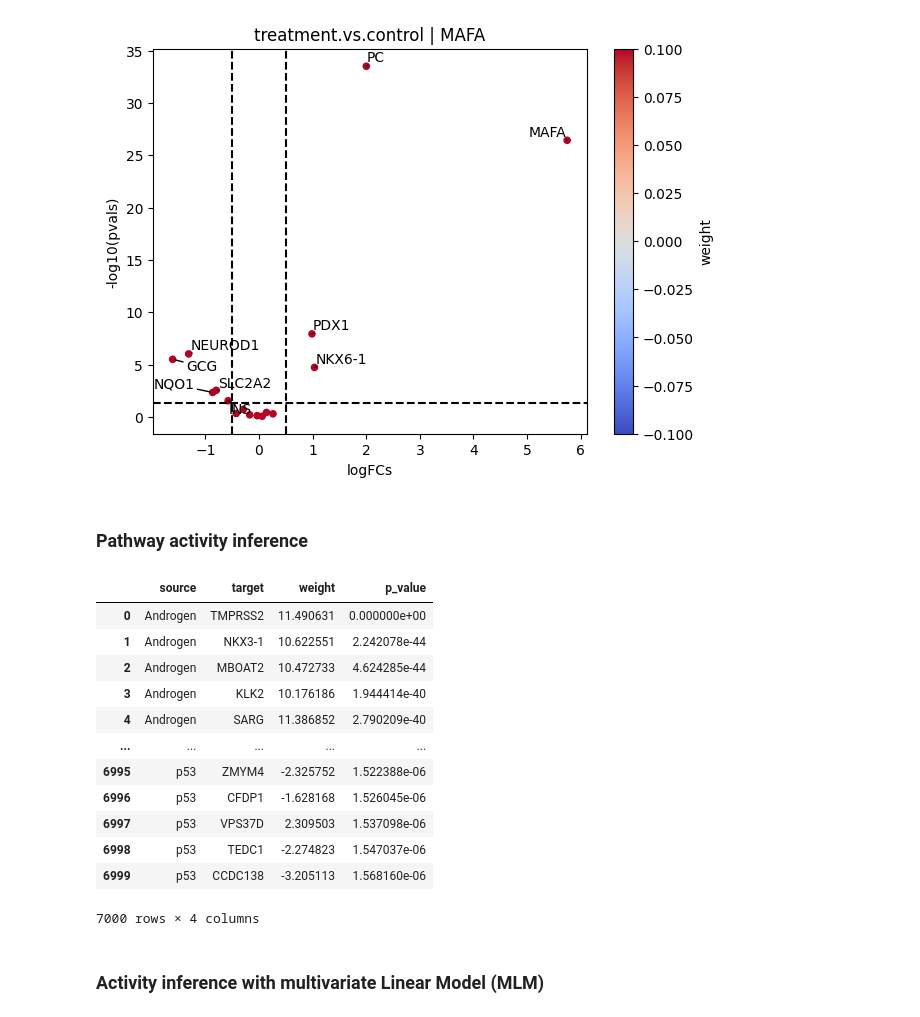
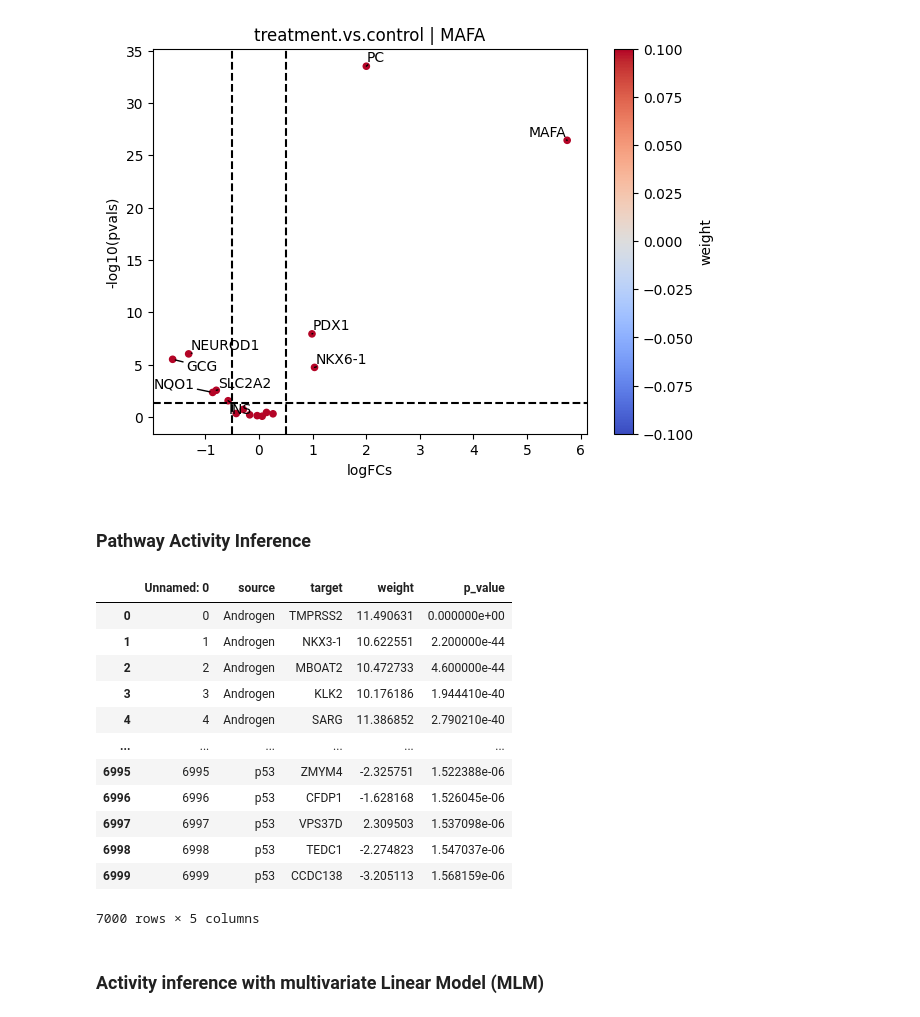
Before and after one commit to AlexanderFastner/MAFA_functional_analysis, a Jupyter notebook: notebooks/direct_comparison_WT_02.ipynb, the cells around one changed output. Saved outputs shown, nothing was run; the diff lists cells and outputs as text; code cells hidden in the pictures.

```diff
--- a/notebooks/direct_comparison_WT_02.ipynb
+++ b/notebooks/direct_comparison_WT_02.ipynb
@@ -552,25 +642,26 @@ dc.plot_volcano(logFCs, pvals, 'treatment.vs.control', name='MAFA', net=collectr
 # %% [output]
 [figure]
 # %% [markdown]
-### Pathway activity inference
+### Pathway Activity Inference
 # %%
 # Retrieve PROGENy model weights
-progeny = dc.get_progeny(top=500)
+#progeny = dc.get_progeny(organism = "human", top=500)
+progeny = pd.read_csv("progeny.csv")
 progeny
 # %% [output]
-|  | source | target | weight | p_value |
-| 0 | Androgen | TMPRSS2 | 11.490631 | 0.000000e+00 |
-| 1 | Androgen | NKX3-1 | 10.622551 | 2.242078e-44 |
-| 2 | Androgen | MBOAT2 | 10.472733 | 4.624285e-44 |
-| 3 | Androgen | KLK2 | 10.176186 | 1.944414e-40 |
-| 4 | Androgen | SARG | 11.386852 | 2.790209e-40 |
-| ... | ... | ... | ... | ... |
-| 6995 | p53 | ZMYM4 | -2.325752 | 1.522388e-06 |
-| 6996 | p53 | CFDP1 | -1.628168 | 1.526045e-06 |
-| 6997 | p53 | VPS37D | 2.309503 | 1.537098e-06 |
-| 6998 | p53 | TEDC1 | -2.274823 | 1.547037e-06 |
-| 6999 | p53 | CCDC138 | -3.205113 | 1.568160e-06 |
+|  | Unnamed: 0 | source | target | weight | p_value |
+| 0 | 0 | Androgen | TMPRSS2 | 11.490631 | 0.000000e+00 |
+| 1 | 1 | Androgen | NKX3-1 | 10.622551 | 2.200000e-44 |
+| 2 | 2 | Androgen | MBOAT2 | 10.472733 | 4.600000e-44 |
+| 3 | 3 | Androgen | KLK2 | 10.176186 | 1.944410e-40 |
+| 4 | 4 | Androgen | SARG | 11.386852 | 2.790210e-40 |
+| ... | ... | ... | ... | ... | ... |
+| 6995 | 6995 | p53 | ZMYM4 | -2.325751 | 1.522388e-06 |
+| 6996 | 6996 | p53 | CFDP1 | -1.628168 | 1.526045e-06 |
+| 6997 | 6997 | p53 | VPS37D | 2.309503 | 1.537098e-06 |
+| 6998 | 6998 | p53 | TEDC1 | -2.274823 | 1.547037e-06 |
+| 6999 | 6999 | p53 | CCDC138 | -3.205113 | 1.568159e-06 |
-7000 rows × 4 columns
+7000 rows × 5 columns
 # %% [markdown]
 ### Activity inference with multivariate Linear Model (MLM)
 # %%
```
Also changed, not shown: parts of 61 cells of this notebook, 29 other files.
